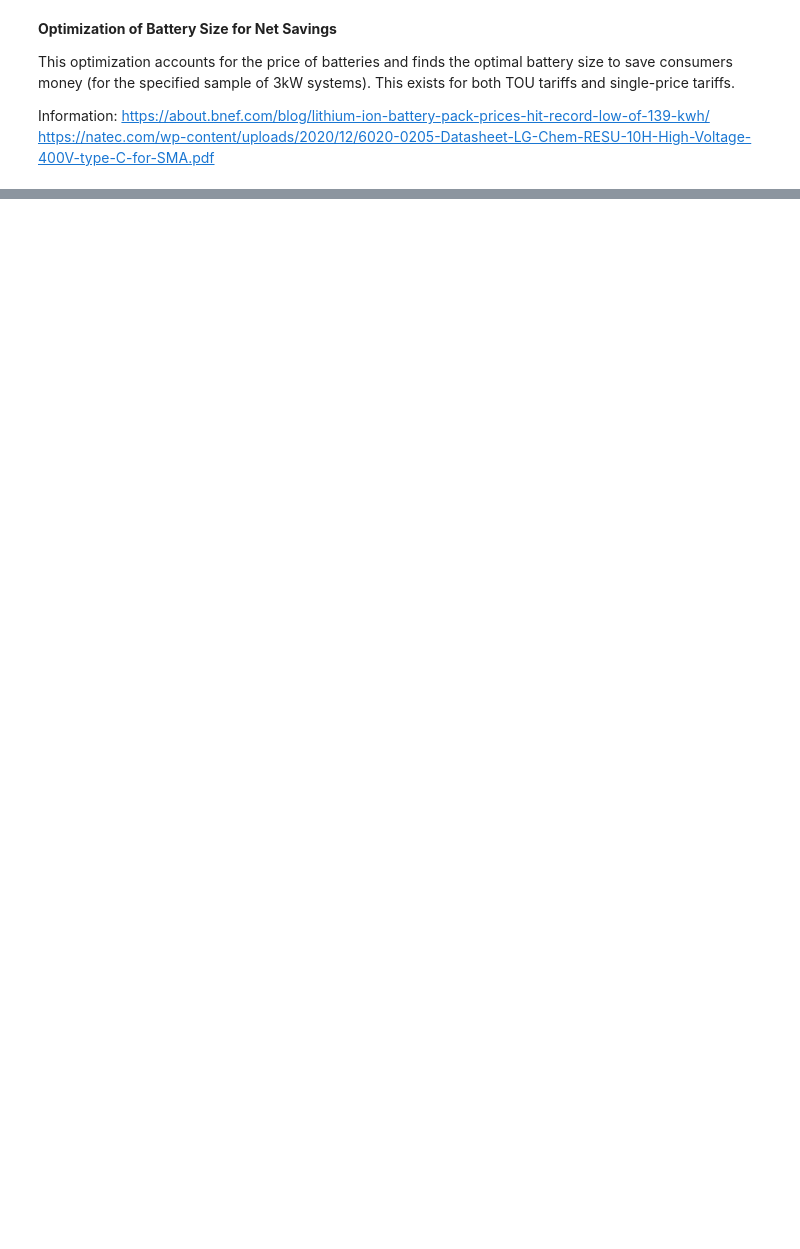
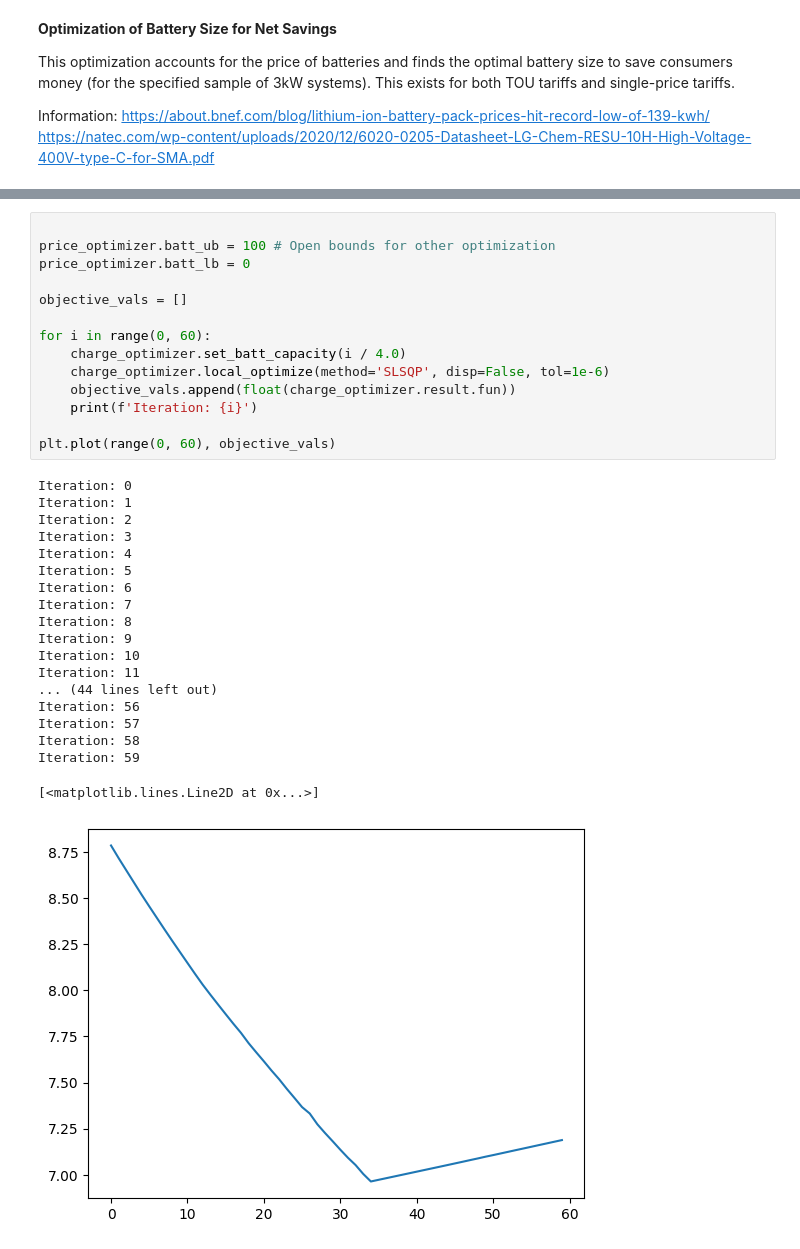
Before and after one commit to alexrtseng/foss-optimization, a Jupyter notebook: Battery_Size_Opt.ipynb, the cells around one changed output, grey strips where cells are left out. Drawn from its saved outputs; the diff is of its cells as text; blank space fills up the shorter version.

```diff
--- a/Battery_Size_Opt.ipynb
+++ b/Battery_Size_Opt.ipynb
@@ -160,0 +141,34 @@ print(price_func(result.x))
+# %%
+
+price_optimizer.batt_ub = 100 # Open bounds for other optimization
+price_optimizer.batt_lb = 0
+
+objective_vals = []
+
+for i in range(0, 60):
+    charge_optimizer.set_batt_capacity(i / 4.0)
+    charge_optimizer.local_optimize(method='SLSQP', disp=False, tol=1e-6)
+    objective_vals.append(float(charge_optimizer.result.fun))
+    print(f'Iteration: {i}')
+
+plt.plot(range(0, 60), objective_vals)
+# %% [output]
+Iteration: 0
+Iteration: 1
+Iteration: 2
+Iteration: 3
+Iteration: 4
+Iteration: 5
+Iteration: 6
+Iteration: 7
+Iteration: 8
+Iteration: 9
+Iteration: 10
+Iteration: 11
+... (44 lines left out)
+Iteration: 56
+Iteration: 57
+Iteration: 58
+Iteration: 59
+[<matplotlib.lines.Line2D at 0x...>]
+[figure, added]
```
Also changed, not shown: parts of 14 cells of this notebook, 4 other files.
